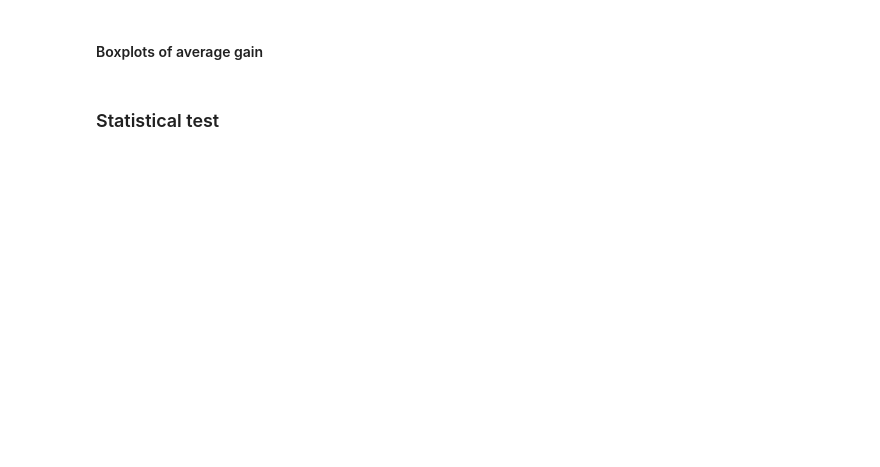
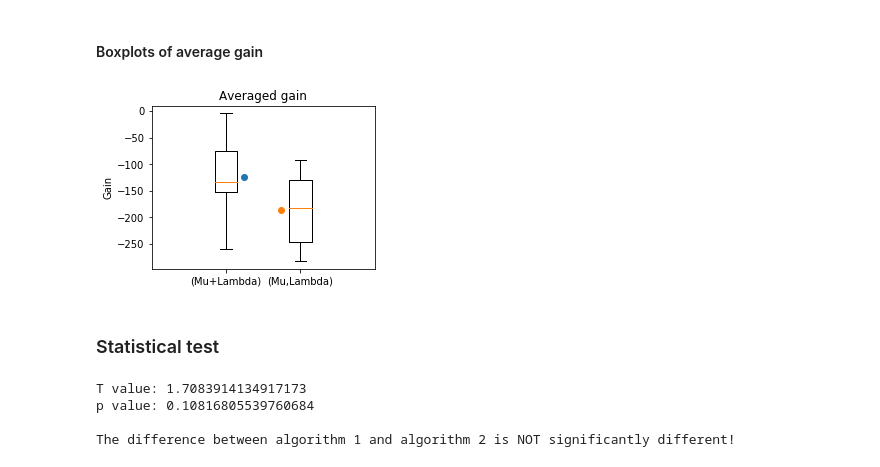
Before and after one commit to Tensaiz/Evolutionary-computing, a Jupyter notebook: Analysis.ipynb, the cells around one changed output. Saved outputs shown, nothing was run; the diff lists cells and outputs as text; code cells hidden in the pictures; blank space fills up the shorter version.

```diff
--- a/Analysis.ipynb
+++ b/Analysis.ipynb
@@ -387,22 +386,24 @@ for alg in algorithms:
 # %% [markdown]
 #### Boxplots of average gain
 # %%
-fig = plt.figure(figsize=(14, 3))
+fig = plt.figure(figsize=(4, 3))
 
 # Boxplot of x-run averages of average population fitness
 plt.boxplot([gain_avgs[0], gain_avgs[1]], positions = [1, 1.5])
 # Plot arithmetic mean
 plt.scatter(1.12, np.mean(gain_avgs[0]))
 plt.scatter(1.37, np.mean(gain_avgs[1]))
 
 # Hide x-axis ticks
 plt.xticks([1, 1.5], ['(Mu+Lambda)', '(Mu,Lambda)'])
-plt.ylabel('Best fitness')
+plt.ylabel('Gain')
 
 plt.title('Averaged gain')
 
-plt.savefig('./gain_boxplots.pdf', bbox_inches='tight')
+plt.savefig('./images/gain_boxplots.pdf', bbox_inches='tight')
 plt.show()
+# %% [output]
+[figure, added]
 # %% [markdown]
 ### Statistical test
 # %%
@@ -410,10 +411,15 @@ alpha = 0.05
 
 t, p = stats.ttest_ind(gain_avgs[0], gain_avgs[1])
 
-print('T value ' + str(e) + ': ' + str(t))
-print('p value ' + str(e) + ': ' + str(p) + '\n')
+print('T value: ' + str(t))
+print('p value: ' + str(p) + '\n')
 
 if p < alpha:
     print('The difference between algorithm 1 and algorithm 2 IS significantly different!\n\n')
 else:
     print('The difference between algorithm 1 and algorithm 2 is NOT significantly different!\n\n')
+# %% [output]
+T value: 1.7083914134917173
+p value: 0.10816805539760684
+
+The difference between algorithm 1 and algorithm 2 is NOT significantly different!
```
Also changed, not shown: parts of 2 cells of this notebook, 37 other files.
